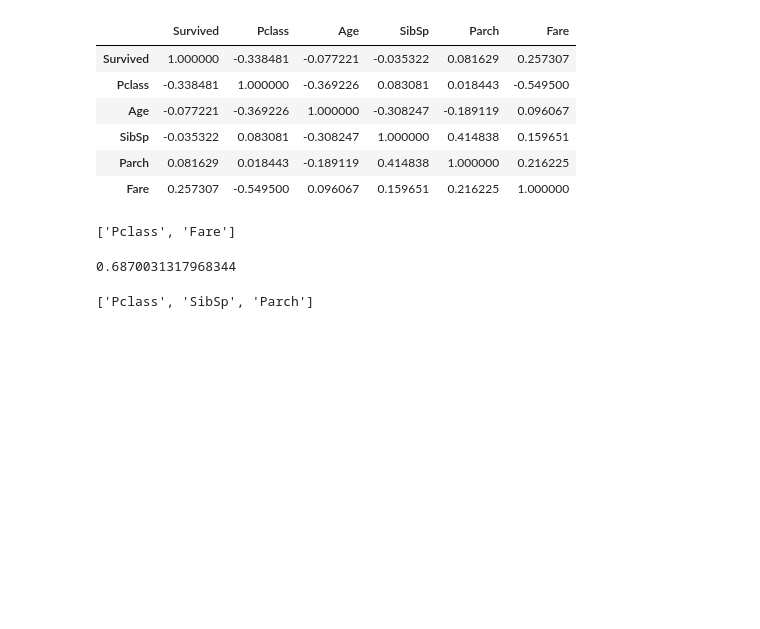
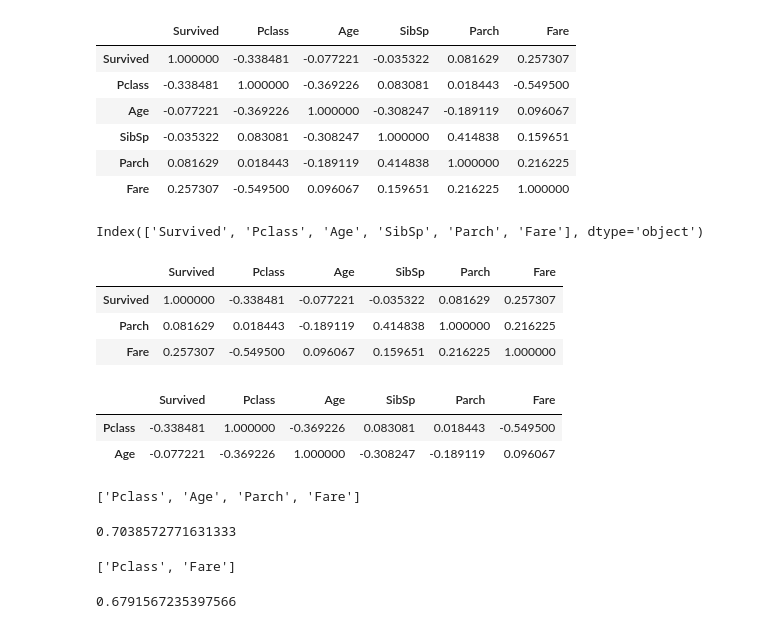
Before and after one commit to lucyweb/2nd-ML100DAYS, a Jupyter notebook: homework/Day_028_HW.ipynb, the cells around one changed output. Drawn from its saved outputs; the diff is of its cells as text; code cells hidden in the pictures; blank space fills up the shorter version.

```diff
--- a/homework/Day_028_HW.ipynb
+++ b/homework/Day_028_HW.ipynb
@@ -88,4 +105,35 @@ corr
 | SibSp | -0.035322 | 0.083081 | -0.308247 | 1.000000 | 0.414838 | 0.159651 |
 | Parch | 0.081629 | 0.018443 | -0.189119 | 0.414838 | 1.000000 | 0.216225 |
 | Fare | 0.257307 | -0.549500 | 0.096067 | 0.159651 | 0.216225 | 1.000000 |
+# %%
+corr.index
+# %% [output]
+Index(['Survived', 'Pclass', 'Age', 'SibSp', 'Parch', 'Fare'], dtype='object')
+# %%
+corr[(corr['Survived']>0.05)]
+# %% [output]
+|  | Survived | Pclass | Age | SibSp | Parch | Fare |
+| Survived | 1.000000 | -0.338481 | -0.077221 | -0.035322 | 0.081629 | 0.257307 |
+| Parch | 0.081629 | 0.018443 | -0.189119 | 0.414838 | 1.000000 | 0.216225 |
+| Fare | 0.257307 | -0.549500 | 0.096067 | 0.159651 | 0.216225 | 1.000000 |
+# %%
+corr[(corr['Survived']<-0.05)]
+# %% [output]
+|  | Survived | Pclass | Age | SibSp | Parch | Fare |
+| Pclass | -0.338481 | 1.000000 | -0.369226 | 0.083081 | 0.018443 | -0.549500 |
+| Age | -0.077221 | -0.369226 | 1.000000 | -0.308247 | -0.189119 | 0.096067 |
+# %%
+# 篩選相關係數大於 0.05 或小於 -0.05 的特徵
+high_list = list(corr[(corr['Survived']>0.05) | (corr['Survived']<-0.05)].index)
+high_list.pop(0)
+print(high_list)
+# %% [output]
+['Pclass', 'Age', 'Parch', 'Fare']
+# %%
+# 特徵1 + 邏輯斯迴歸
+train_X = MMEncoder.fit_transform(df[high_list])
+estimator = LogisticRegression(solver='lbfgs')
+cross_val_score(estimator, train_X, train_Y, cv=5).mean()  #取高特徵沒比較好???
+# %% [output]
+0.7038572771631333
 # %%
@@ -98,21 +149,8 @@ print(high_list)
 # %% [output]
 ['Pclass', 'Fare']
 # %%
-# 特徵1 + 邏輯斯迴歸
+# 特徵2 + 邏輯斯迴歸
 train_X = MMEncoder.fit_transform(df[high_list])
-estimator = LogisticRegression()
-cross_val_score(estimator, train_X, train_Y, cv=5).mean()  #取高特徵沒比較好???
+cross_val_score(estimator, train_X, train_Y, cv=5).mean()
 # %% [output]
-0.6870031317968344
+0.6791567235397566
-# %%
-# 篩選相關係數2
-"""
-Your Code Here
-
-"""
-high_list = list(corr[(corr['Fare']>0.1) | (corr['Fare']<-0.1)].index)
-high_list.pop(-1) #pop是刪除, -1是指最後一個元素, 'Fare'刪除
-high_list.pop(0) #'Survived'須刪除
-print(high_list)
-# %% [output]
-['Pclass', 'SibSp', 'Parch']
```
Also changed, not shown: parts of 15 cells of this notebook.
